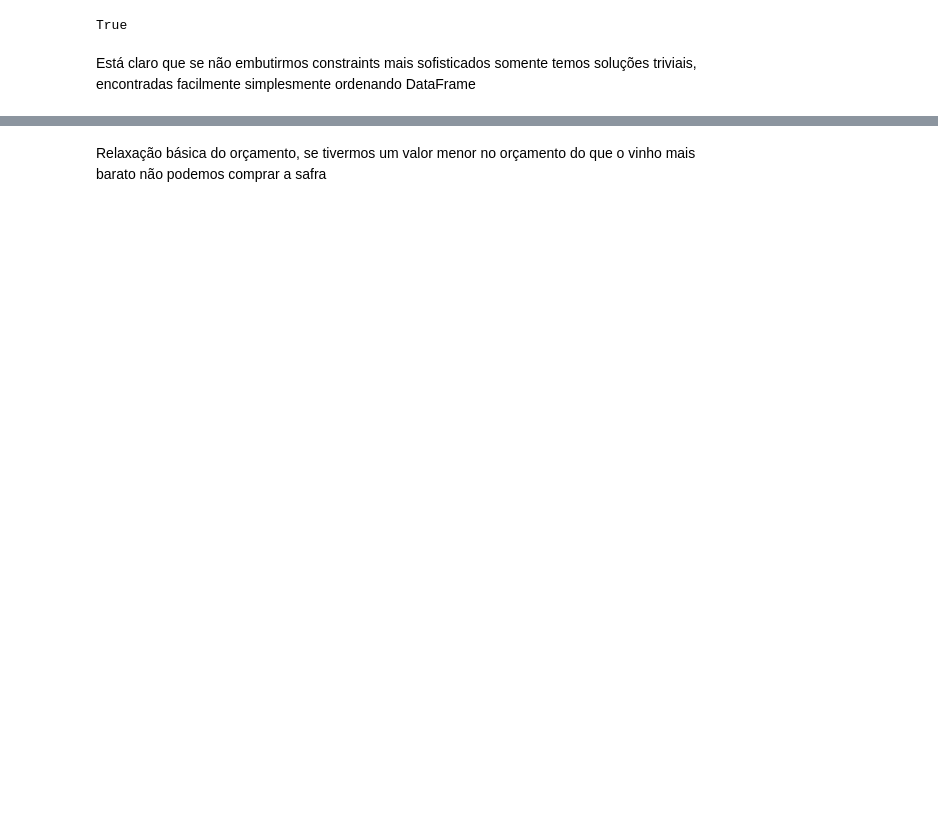
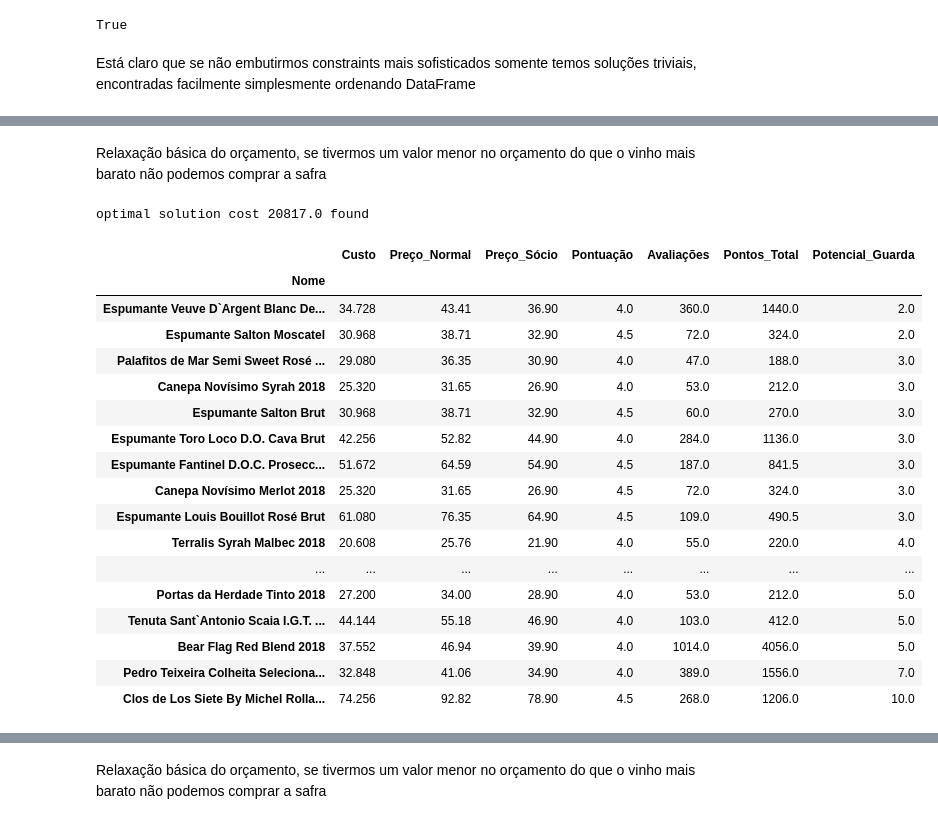
Before and after one commit to ronaldokun/wino, a Jupyter notebook: 03_mip.ipynb, the cells around one changed output, grey strips where cells are left out. Cells and saved outputs as stored; diff of their text form; code cells hidden in the pictures; blank space fills up the shorter version.

```diff
--- a/03_mip.ipynb
+++ b/03_mip.ipynb
@@ -389,0 +428,37 @@ wines = [m.add_var(name=vinho, var_type=BINARY) for vinho in vinhos]
+# %%
+m.objective = maximize(xsum(wines[i] * total_pontos[i] for i in n))
+m += xsum(wines[i] * custo[i] for i in n) <= BUDGET / NUM_WINE
+for i in n:
+    m += wines[i] * pontos[i] >= 4 * wines[i]
+# %% [markdown]
+Relaxação básica do orçamento, se tivermos um valor menor no orçamento do que o vinho mais barato não podemos comprar a safra
+# %%
+m += xsum(wines[i] * custo[i] for i in n) >= BUDGET / NUM_WINE - data.Custo.min() + 1
+# %%
+solução = return_solution(m)
+# %% [output]
+optimal solution cost 20817.0 found
+# %%
+SOLUTIONS[name] = data.loc[solução.keys()].copy()
+df = SOLUTIONS[name]
+# %%
+df[['Custo', 'Preço_Normal', 'Preço_Sócio', 'Pontuação', 'Avaliações', 'Pontos_Total', 'Potencial_Guarda']].sort_values("Potencial_Guarda")
+# %% [output]
+|  | Custo | Preço_Normal | Preço_Sócio | Pontuação | Avaliações | Pontos_Total | Potencial_Guarda |
+| Nome |  |  |  |  |  |  |  |
+| Espumante Veuve D`Argent Blanc De... | 34.728 | 43.41 | 36.90 | 4.0 | 360.0 | 1440.0 | 2.0 |
+| Espumante Salton Moscatel | 30.968 | 38.71 | 32.90 | 4.5 | 72.0 | 324.0 | 2.0 |
+| Palafitos de Mar Semi Sweet Rosé ... | 29.080 | 36.35 | 30.90 | 4.0 | 47.0 | 188.0 | 3.0 |
+| Canepa Novísimo Syrah 2018 | 25.320 | 31.65 | 26.90 | 4.0 | 53.0 | 212.0 | 3.0 |
+| Espumante Salton Brut | 30.968 | 38.71 | 32.90 | 4.5 | 60.0 | 270.0 | 3.0 |
+| Espumante Toro Loco D.O. Cava Brut | 42.256 | 52.82 | 44.90 | 4.0 | 284.0 | 1136.0 | 3.0 |
+| Espumante Fantinel D.O.C. Prosecc... | 51.672 | 64.59 | 54.90 | 4.5 | 187.0 | 841.5 | 3.0 |
+| Canepa Novísimo Merlot 2018 | 25.320 | 31.65 | 26.90 | 4.5 | 72.0 | 324.0 | 3.0 |
+| Espumante Louis Bouillot Rosé Brut | 61.080 | 76.35 | 64.90 | 4.5 | 109.0 | 490.5 | 3.0 |
+| Terralis Syrah Malbec 2018 | 20.608 | 25.76 | 21.90 | 4.0 | 55.0 | 220.0 | 4.0 |
+| ... | ... | ... | ... | ... | ... | ... | ... |
+| Portas da Herdade Tinto 2018 | 27.200 | 34.00 | 28.90 | 4.0 | 53.0 | 212.0 | 5.0 |
+| Tenuta Sant`Antonio Scaia I.G.T. ... | 44.144 | 55.18 | 46.90 | 4.0 | 103.0 | 412.0 | 5.0 |
+| Bear Flag Red Blend 2018 | 37.552 | 46.94 | 39.90 | 4.0 | 1014.0 | 4056.0 | 5.0 |
+| Pedro Teixeira Colheita Seleciona... | 32.848 | 41.06 | 34.90 | 4.0 | 389.0 | 1556.0 | 7.0 |
+| Clos de Los Siete By Michel Rolla... | 74.256 | 92.82 | 78.90 | 4.5 | 268.0 | 1206.0 | 10.0 |
```
Also changed, not shown: parts of 95 cells of this notebook, 2 other files.
